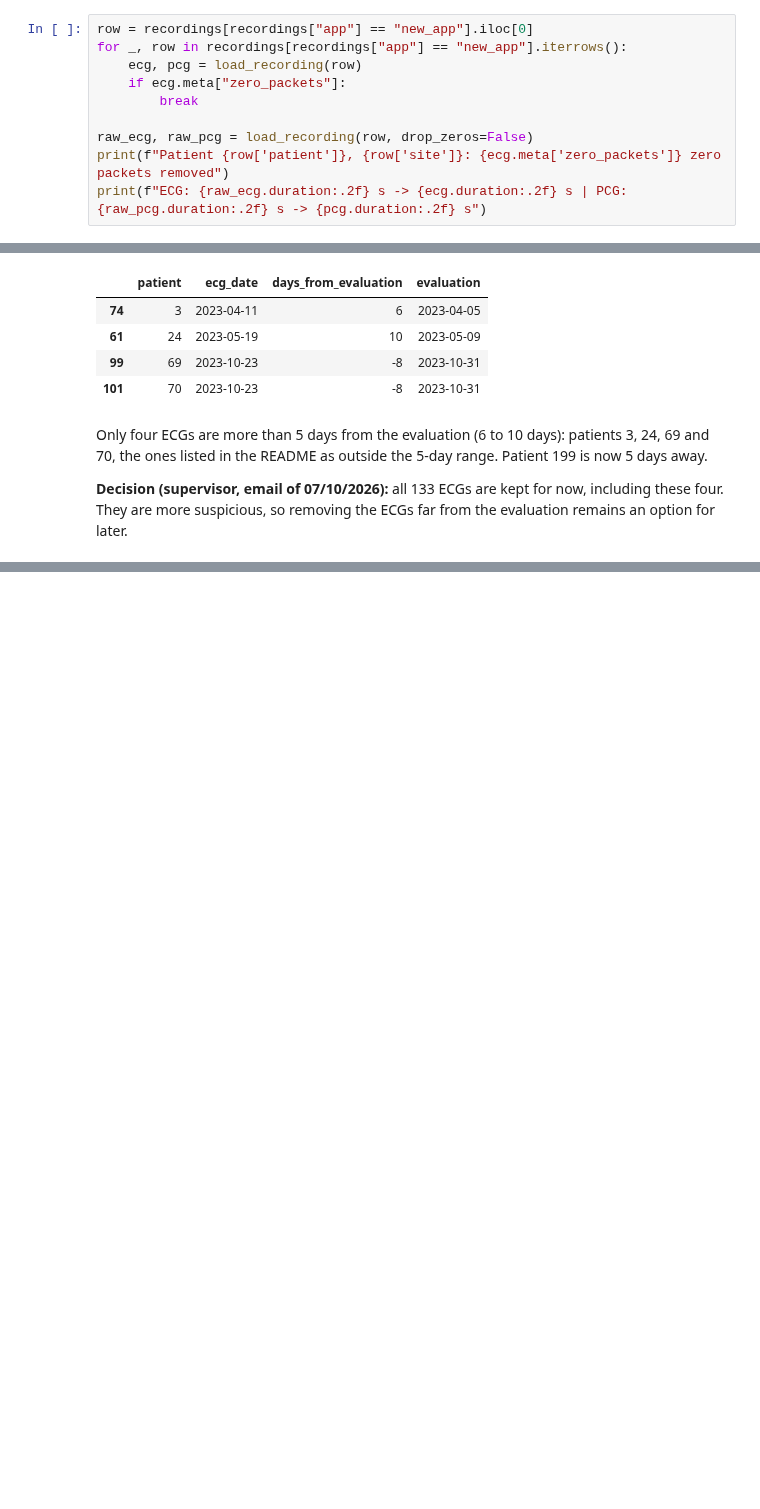
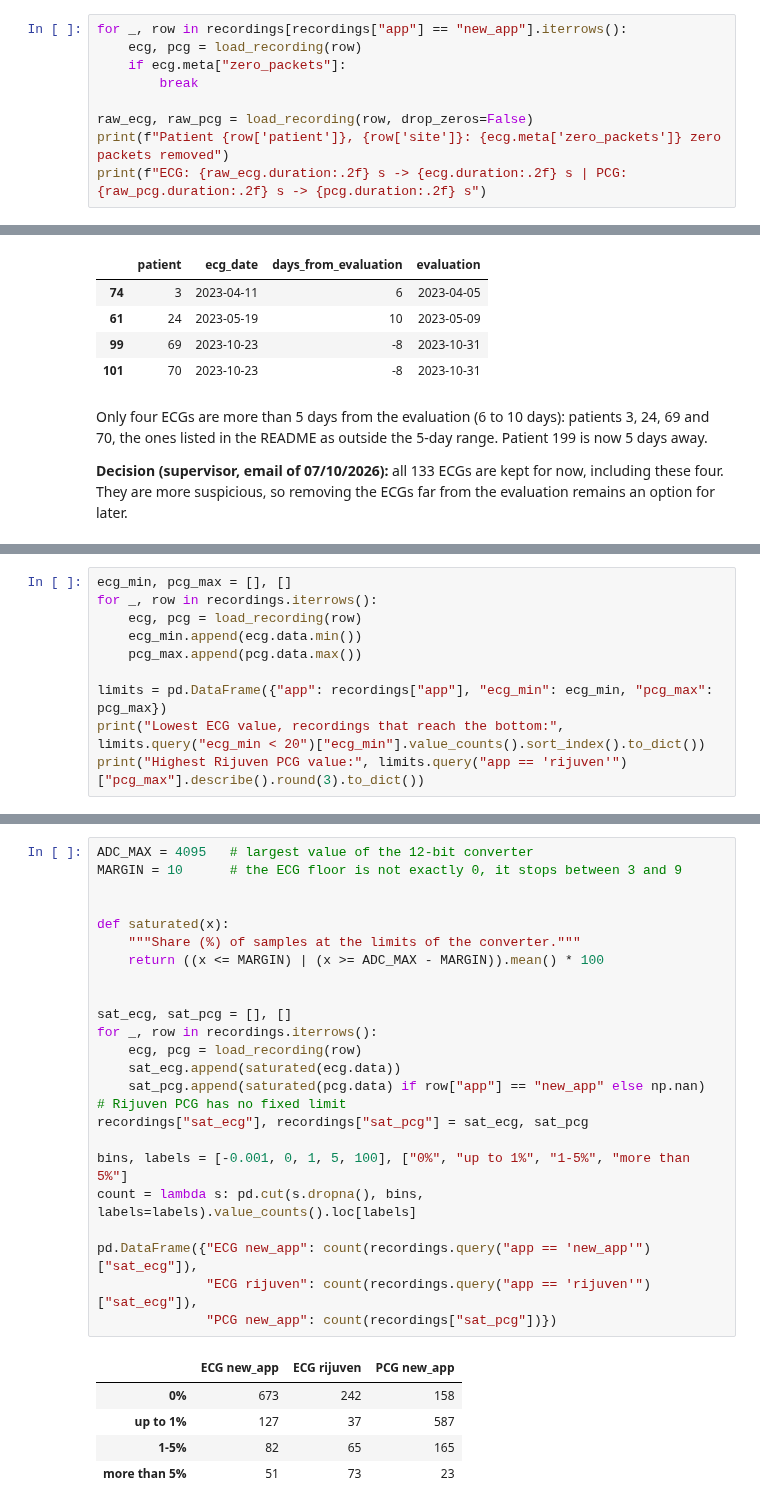
Before and after one commit to Alejandro-131004/cardio-trimodal-align, a Jupyter notebook: Data_Preparation.ipynb, the cells around one changed output, grey strips where cells are left out. Cells and saved outputs as stored; diff of their text form; blank space fills up the shorter version.

```diff
--- a/Data_Preparation.ipynb
+++ b/Data_Preparation.ipynb
@@ -95,5 +135,4 @@ This is consistent with the other lost packets, which also disappear from the si
 # %%
-row = recordings[recordings["app"] == "new_app"].iloc[0]
 for _, row in recordings[recordings["app"] == "new_app"].iterrows():
     ecg, pcg = load_recording(row)
     if ecg.meta["zero_packets"]:
@@ -514,0 +569,10 @@ Only four ECGs are more than 5 days from the evaluation (6 to 10 days): patients
+# %%
+ecg_min, pcg_max = [], []
+for _, row in recordings.iterrows():
+    ecg, pcg = load_recording(row)
+    ecg_min.append(ecg.data.min())
+    pcg_max.append(pcg.data.max())
+
+limits = pd.DataFrame({"app": recordings["app"], "ecg_min": ecg_min, "pcg_max": pcg_max})
+print("Lowest ECG value, recordings that reach the bottom:", limits.query("ecg_min < 20")["ecg_min"].value_counts().sort_index().to_dict())
+print("Highest Rijuven PCG value:", limits.query("app == 'rijuven'")["pcg_max"].describe().round(3).to_dict())
@@ -514,0 +588,29 @@ Only four ECGs are more than 5 days from the evaluation (6 to 10 days): patients
+# %%
+ADC_MAX = 4095   # largest value of the 12-bit converter
+MARGIN = 10      # the ECG floor is not exactly 0, it stops between 3 and 9
+
+
+def saturated(x):
+    """Share (%) of samples at the limits of the converter."""
+    return ((x <= MARGIN) | (x >= ADC_MAX - MARGIN)).mean() * 100
+
+
+sat_ecg, sat_pcg = [], []
+for _, row in recordings.iterrows():
+    ecg, pcg = load_recording(row)
+    sat_ecg.append(saturated(ecg.data))
+    sat_pcg.append(saturated(pcg.data) if row["app"] == "new_app" else np.nan)   # Rijuven PCG has no fixed limit
+recordings["sat_ecg"], recordings["sat_pcg"] = sat_ecg, sat_pcg
+
+bins, labels = [-0.001, 0, 1, 5, 100], ["0%", "up to 1%", "1-5%", "more than 5%"]
+count = lambda s: pd.cut(s.dropna(), bins, labels=labels).value_counts().loc[labels]
+
+pd.DataFrame({"ECG new_app": count(recordings.query("app == 'new_app'")["sat_ecg"]),
+              "ECG rijuven": count(recordings.query("app == 'rijuven'")["sat_ecg"]),
+              "PCG new_app": count(recordings["sat_pcg"])})
+# %% [output]
+|  | ECG new_app | ECG rijuven | PCG new_app |
+| 0% | 673 | 242 | 158 |
+| up to 1% | 127 | 37 | 587 |
+| 1-5% | 82 | 65 | 165 |
+| more than 5% | 51 | 73 | 23 |
```
Also changed, not shown: parts of 17 cells of this notebook, 1 other file.
